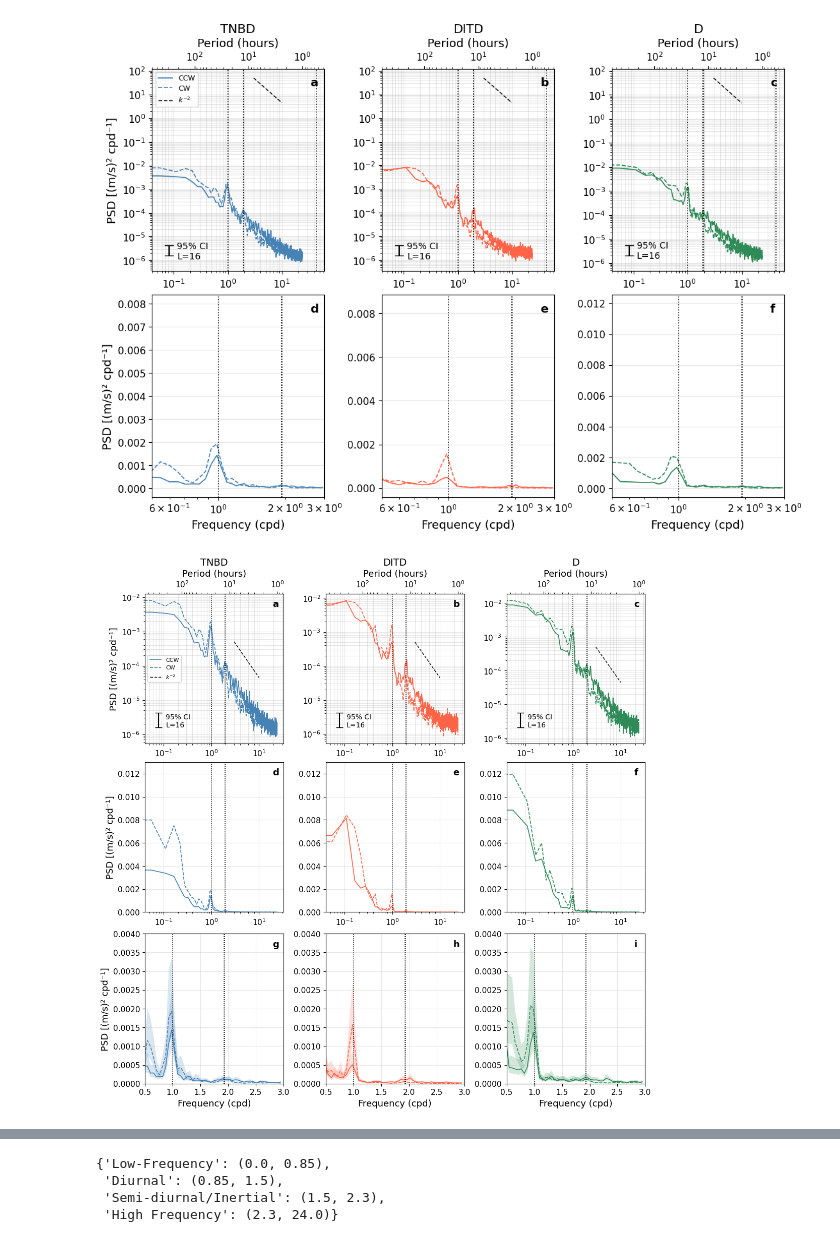
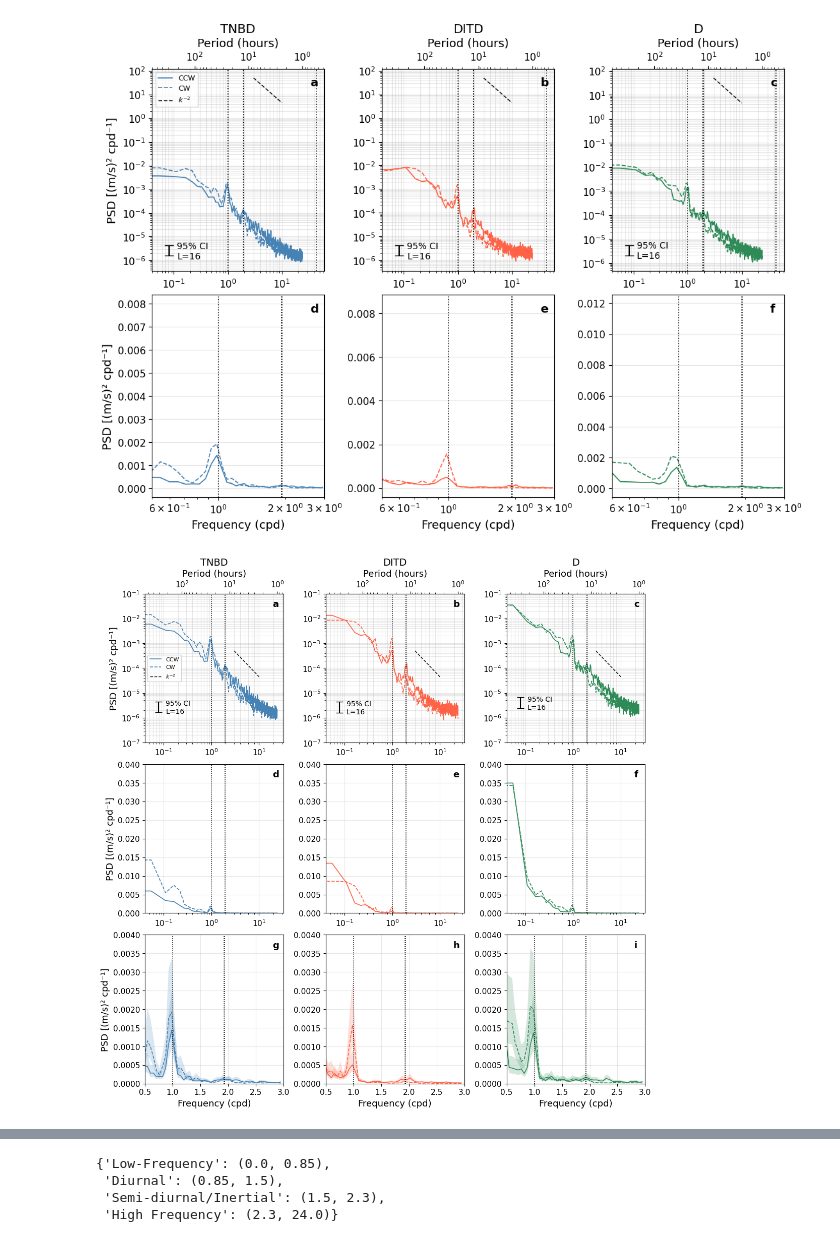
Before and after one commit to MackenzieBlanusa/TNB_tools, a Jupyter notebook: MastersThesis/rotaryspectra_ctd - Copy.ipynb, the cells around one changed output, grey strips where cells are left out. Cells and saved outputs as stored; diff of their text form; code cells hidden in the pictures.

```diff
--- a/MastersThesis/rotaryspectra_ctd - Copy.ipynb
+++ b/MastersThesis/rotaryspectra_ctd - Copy.ipynb
@@ -716,7 +712,7 @@ for name, m in moorings.items():
     n    = len(u)
 
     freq, Suu, Svv, Cuv = auto_cross_spectra(
-        u, v, fs=fs, nperseg=NPERSEG, noverlap=0
+        u, v, fs=fs, nperseg=NPERSEG, noverlap=0, detrend=False
     )
     S_ccw, S_cw = rotary_components(Suu, Svv, Cuv)
     Cr           = rotary_coefficient(S_ccw, S_cw)
@@ -1257,6 +1253,8 @@ for col, (name, sp) in enumerate(spectra_full.items()):
     ax_top.text(0.92, 0.96, panel_labels[col], transform=ax_top.transAxes,
                 fontsize=13, fontweight='bold', va='top', ha='left')
 
+    ax_top.set_ylim(10e-8,10e-2)
+
     secax = ax_top.secondary_xaxis(
         'top', functions=(lambda f: 24/f, lambda t: 24/t))
     secax.set_xlabel('Period (hours)')
@@ -1268,7 +1266,7 @@ for col, (name, sp) in enumerate(spectra_full.items()):
     ax_mid.semilogx(freq, sp['S_cw'],  color=color, linewidth=1.2, label='CW',
                      linestyle='--')
 
-    ax_mid.set_ylim(0,0.013)
+    ax_mid.set_ylim(0,0.04)
 
     for fv in [f_iner, f_M2, f_diurn]:
         ax_mid.axvline(fv, color='k', linestyle=':', linewidth=1.1)
@@ -1290,35 +1288,35 @@ for col, (name, sp) in enumerate(spectra_full.items()):
     cw_z  = sp['S_cw'][tidal_mask]
 
     ax_bot.plot(f_z, ccw_z, color=color, linewidth=1.2, label='CCW')
     ax_bot.plot(f_z, cw_z,  color=color, linewidth=1.2, label='CW',
                 linestyle='--')
 
     ax_bot.fill_between(f_z, ccw_z * f_lo, ccw_z * f_hi,
                          color=color, alpha=0.2, linewidth=0)
     ax_bot.fill_between(f_z, cw_z * f_lo, cw_z * f_hi,
                          color=color, alpha=0.2, linewidth=0)
 
     for fv in [f_iner, f_M2, f_diurn]:
         ax_bot.axvline(fv, color='k', linestyle=':', linewidth=1.1)
 
     ax_bot.set_xlim(0.5, 3.0)
     ax_bot.set_ylim(0, 0.004)
     ax_bot.set_xlabel('Frequency (cpd)')
     ax_bot.grid(True, alpha=0.3)
     ax_bot.text(0.92, 0.96, panel_labels[col + 6], transform=ax_bot.transAxes,
                 fontsize=13, fontweight='bold', va='top', ha='left')
 
 # y-axis labels on left column only
 axes[0, 0].set_ylabel('PSD [(m/s)² cpd⁻¹]')
 axes[1, 0].set_ylabel('PSD [(m/s)² cpd⁻¹]')
 axes[2, 0].set_ylabel('PSD [(m/s)² cpd⁻¹]')
 
 # shared legend from top-left panel
 axes[0, 0].legend(fontsize=8)
-# plt.savefig('moorings_2018_fullspectra_corrected.png', dpi=300, bbox_inches='tight')
+# plt.savefig('moorings_2018_fullspectra_withmean.png', dpi=300, bbox_inches='tight')
 plt.show()
 # %% [output]
-[figure, old version]
+[figure, new version]
 # %%
 import numpy as np
 import matplotlib.pyplot as plt
```
Also changed, not shown: parts of 13 cells of this notebook.
